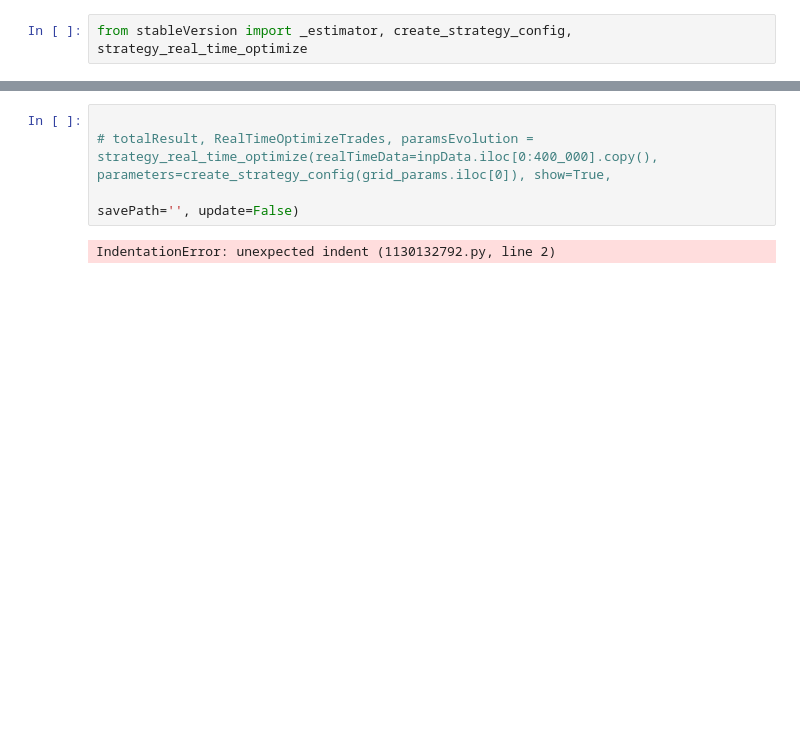
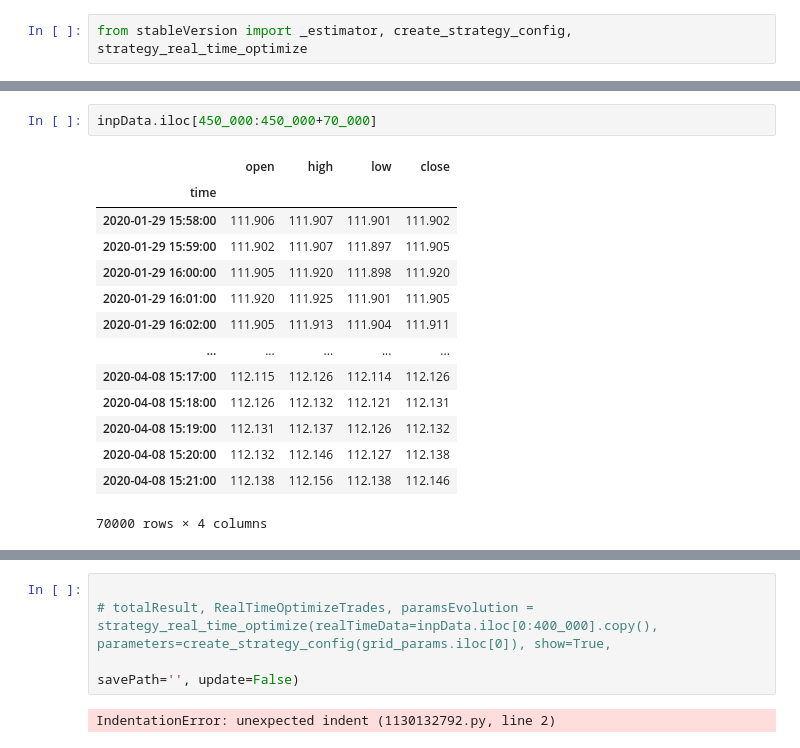
Before and after one commit to Molozey/algo-andrii, a Jupyter notebook: MeanReversion/Debugedversion/testing.ipynb, the cells around one changed output, grey strips where cells are left out. Saved outputs shown, nothing was run; the diff lists cells and outputs as text; blank space fills up the shorter version.

```diff
--- a/MeanReversion/Debugedversion/testing.ipynb
+++ b/MeanReversion/Debugedversion/testing.ipynb
@@ -96,3 +96,20 @@ DD DIV TOTAL PNL =  -0.4043459303244352
+# %%
+inpData.iloc[450_000:450_000+70_000]
+# %% [output]
+|  | open | high | low | close |
+| time |  |  |  |  |
+| 2020-01-29 15:58:00 | 111.906 | 111.907 | 111.901 | 111.902 |
+| 2020-01-29 15:59:00 | 111.902 | 111.907 | 111.897 | 111.905 |
+| 2020-01-29 16:00:00 | 111.905 | 111.920 | 111.898 | 111.920 |
+| 2020-01-29 16:01:00 | 111.920 | 111.925 | 111.901 | 111.905 |
+| 2020-01-29 16:02:00 | 111.905 | 111.913 | 111.904 | 111.911 |
+| ... | ... | ... | ... | ... |
+| 2020-04-08 15:17:00 | 112.115 | 112.126 | 112.114 | 112.126 |
+| 2020-04-08 15:18:00 | 112.126 | 112.132 | 112.121 | 112.131 |
+| 2020-04-08 15:19:00 | 112.131 | 112.137 | 112.126 | 112.132 |
+| 2020-04-08 15:20:00 | 112.132 | 112.146 | 112.127 | 112.138 |
+| 2020-04-08 15:21:00 | 112.138 | 112.156 | 112.138 | 112.146 |
+70000 rows × 4 columns
 # %%
 slippage = 2
 trades = RealTimeOptimizeTrades[0]
```
Also changed, not shown: parts of 6 cells of this notebook, 5 other files.
